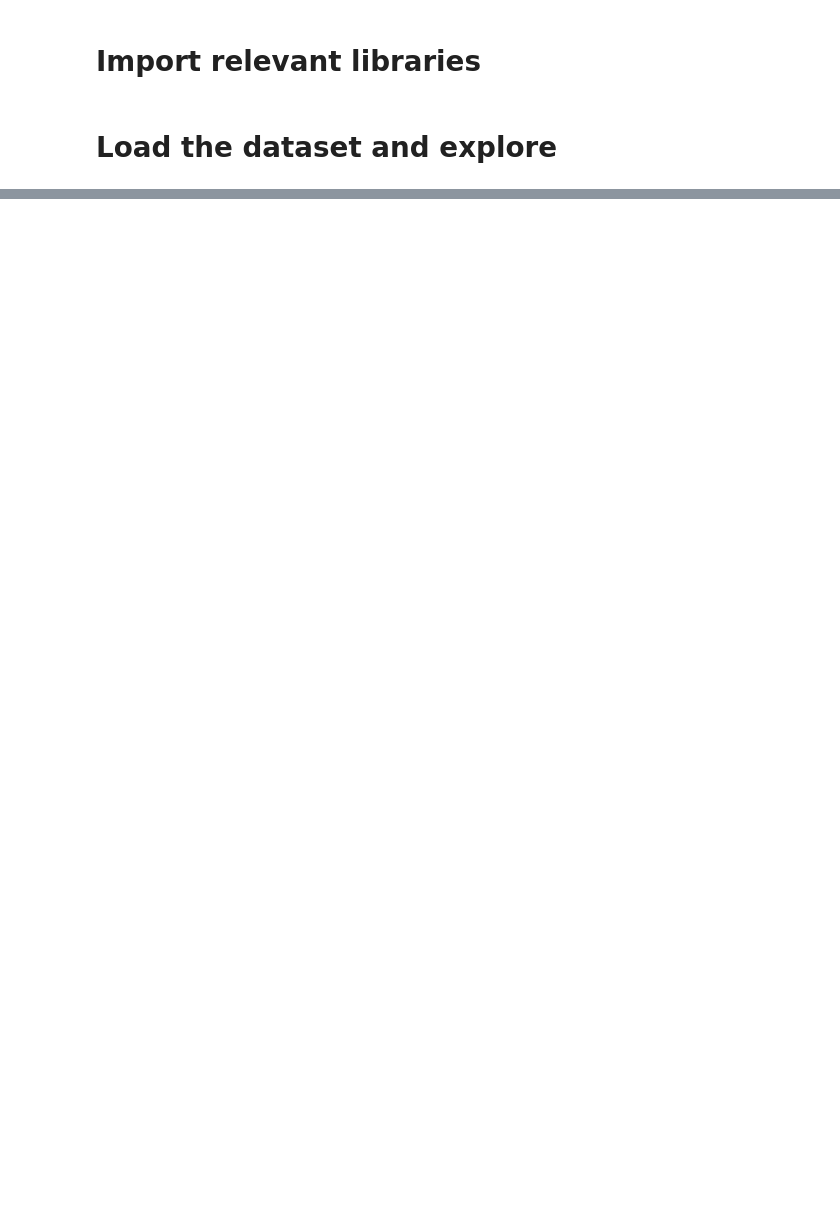
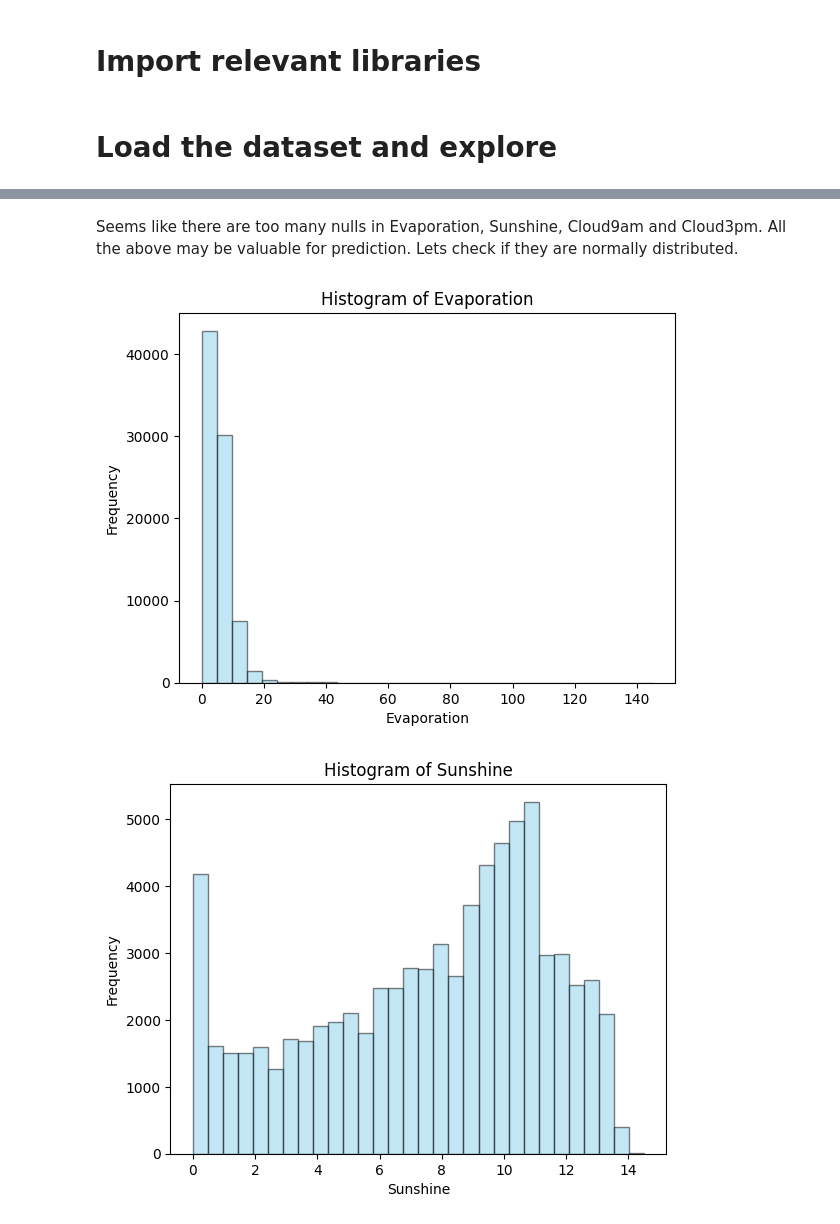
Before and after one commit to fargasetya/WFiA1, a Jupyter notebook: notebook/WFAuNotebook.ipynb, the cells around one changed output, grey strips where cells are left out. Drawn from its saved outputs; the diff is of its cells as text; code cells hidden in the pictures; blank space fills up the shorter version.

```diff
--- a/notebook/WFAuNotebook.ipynb
+++ b/notebook/WFAuNotebook.ipynb
@@ -44,0 +66,15 @@ df.head()
+# %% [markdown]
+Seems like there are too many nulls in Evaporation, Sunshine, Cloud9am and Cloud3pm.
+All the above may be valuable for prediction. Lets check if they are normally distributed.
+# %%
+columns_to_check = ['Evaporation', 'Sunshine', 'Cloud9am', 'Cloud3pm']
+
+for column in columns_to_check:
+    plt.hist(df[column].dropna(), bins=30, alpha=0.5, color='skyblue', edgecolor='black')
+    plt.title(f'Histogram of {column}')
+    plt.xlabel(column)
+    plt.ylabel('Frequency')
+    plt.show()
+# %% [output]
+[figure, added]
+[figure, added]
```
Also changed, not shown: parts of 38 cells of this notebook.
